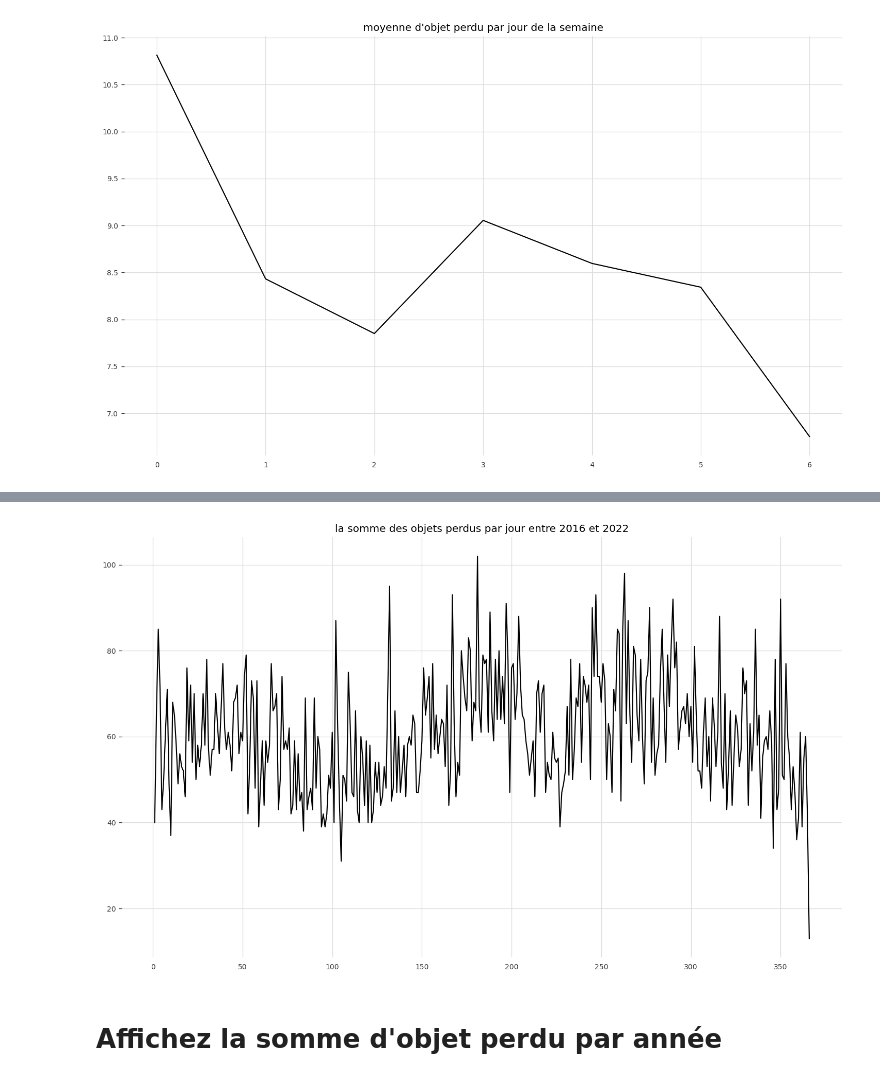
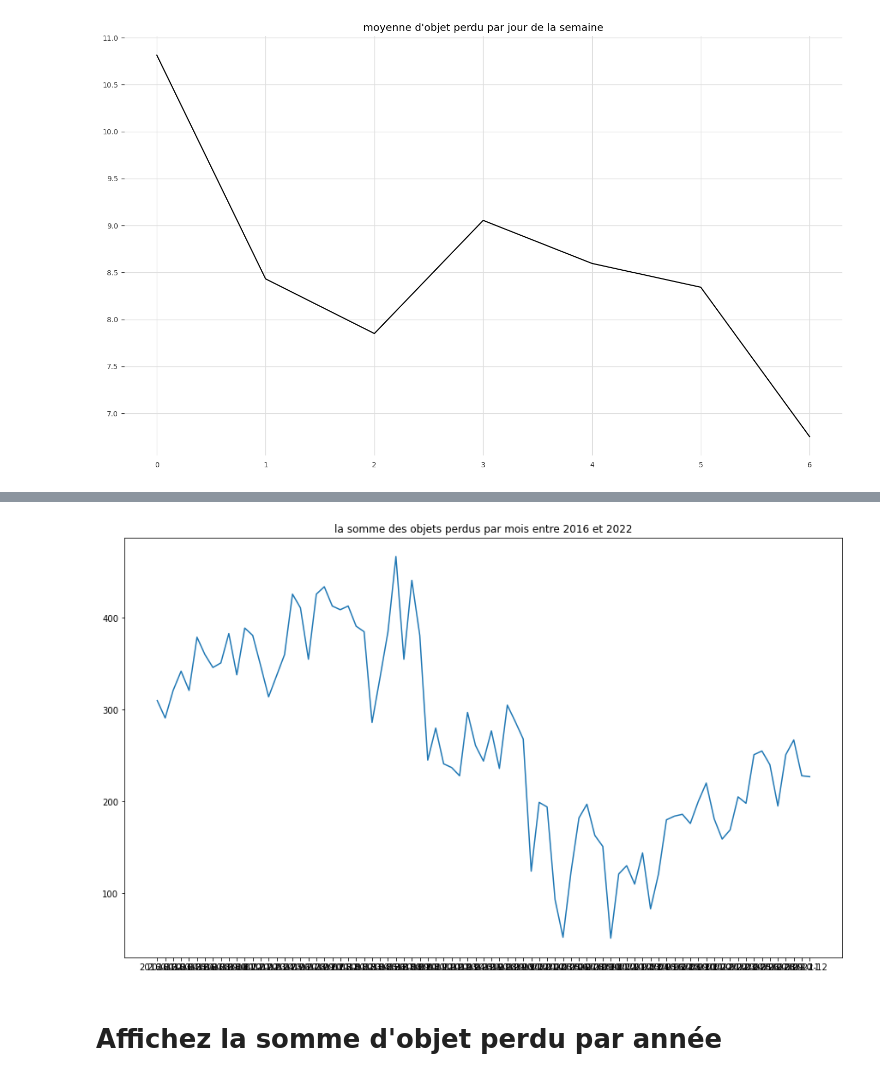
Before and after one commit to AyoubHaddou/initiation_time_series, a Jupyter notebook: sncf_api_darts_lille_europe.ipynb, the cells around one changed output, grey strips where cells are left out. Cells and saved outputs as stored; diff of their text form; code cells hidden in the pictures.

```diff
--- a/sncf_api_darts_lille_europe.ipynb
+++ b/sncf_api_darts_lille_europe.ipynb
@@ -133,10 +143,11 @@ df_sum_dayofyear
 # %%
+df_year_month = df.groupby(df.date.dt.strftime('%Y-%m')).sum()
 plt.figure(figsize=(15, 9))
-plt.plot(df_sum_dayofyear)
-plt.title("la somme des objets perdus par jour entre 2016 et 2022")
+plt.plot(df_year_month)
+plt.title("la somme des objets perdus par mois entre 2016 et 2022")
 plt.show()
 # %% [output]
-[figure, old version]
+[figure, new version]
 # %% [markdown]
 # Affichez la somme d'objet perdu par année
 # %%
```
Also changed, not shown: parts of 29 cells of this notebook.
